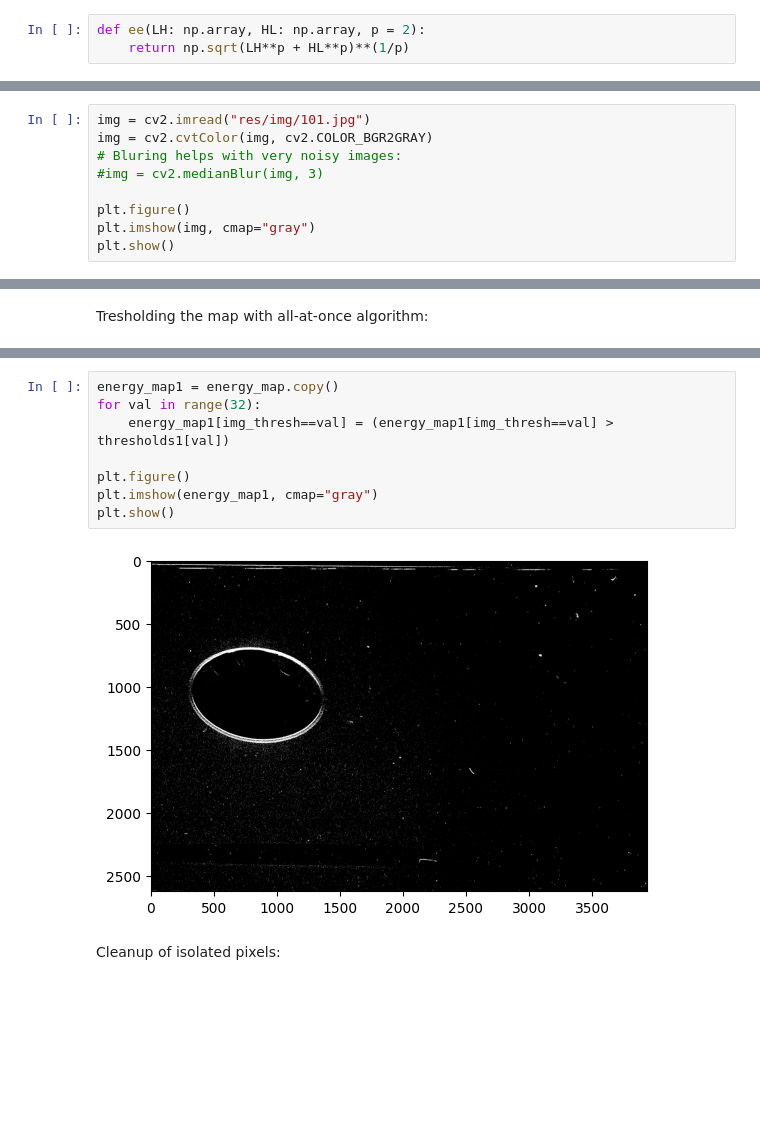
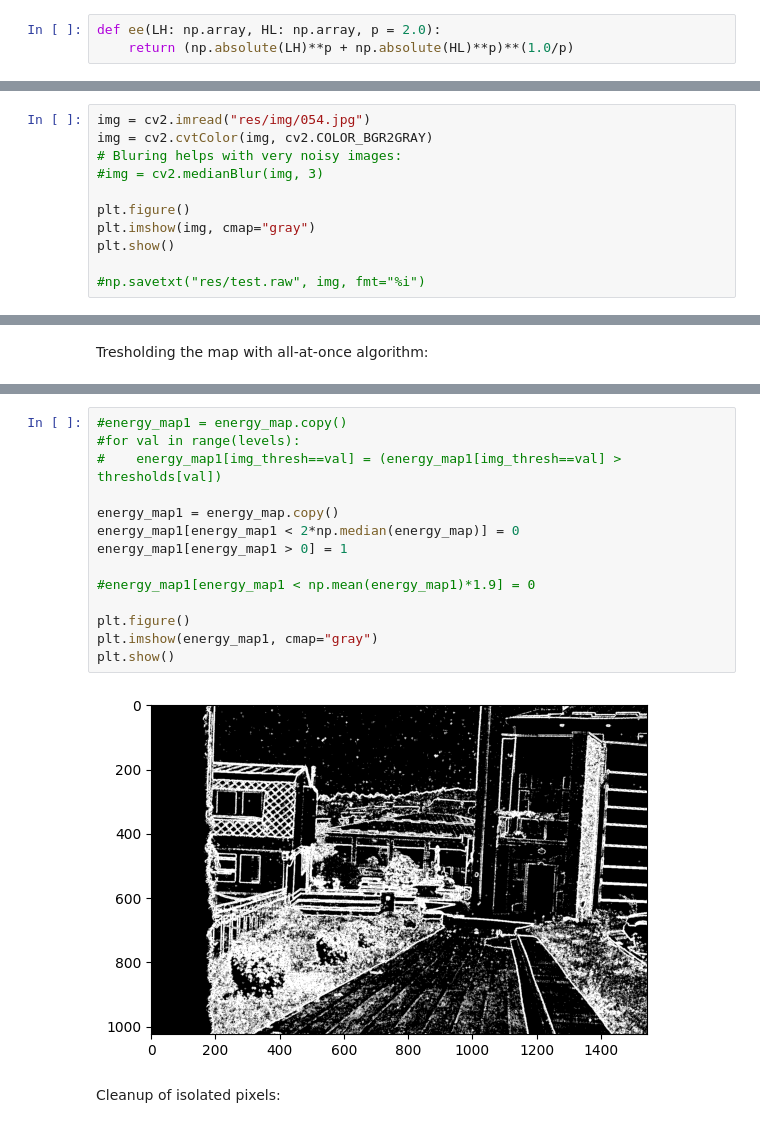
Before and after one commit to dyc0/film_grain, a Jupyter notebook: image_analysis.ipynb, the cells around one changed output, grey strips where cells are left out. Cells and saved outputs as stored; diff of their text form; blank space fills up the shorter version.

```diff
--- a/image_analysis.ipynb
+++ b/image_analysis.ipynb
@@ -11,5 +20,5 @@ np.set_printoptions(threshold=sys.maxsize)
 # %% [markdown]
 # FUNCTION DEFINITIONS
 # %%
-def ee(LH: np.array, HL: np.array, p = 2):
-    return np.sqrt(LH**p + HL**p)**(1/p)
+def ee(LH: np.array, HL: np.array, p = 2.0):
+    return (np.absolute(LH)**p + np.absolute(HL)**p)**(1.0/p)
@@ -42,7 +25,7 @@ def ac_img_along_vec(img, vector: tuple, mean = None):
 # %% [markdown]
 # IMPORTING IMAGE
 # %%
-img = cv2.imread("res/img/101.jpg")
+img = cv2.imread("res/img/054.jpg")
 img = cv2.cvtColor(img, cv2.COLOR_BGR2GRAY)
 # Bluring helps with very noisy images:
 #img = cv2.medianBlur(img, 3)
@@ -50,4 +33,6 @@ img = cv2.cvtColor(img, cv2.COLOR_BGR2GRAY)
 plt.figure()
 plt.imshow(img, cmap="gray")
 plt.show()
+
+#np.savetxt("res/test.raw", img, fmt="%i")
 # %% [output]
@@ -135,13 +84,19 @@ array([2.6919246, 2.7029529, 2.7113698, 2.7150066, 2.7155836, 2.7161913,
 # %%
+#energy_map1 = energy_map.copy()
+#for val in range(levels):
+#    energy_map1[img_thresh==val] = (energy_map1[img_thresh==val] > thresholds[val])
+
 energy_map1 = energy_map.copy()
-for val in range(32):
-    energy_map1[img_thresh==val] = (energy_map1[img_thresh==val] > thresholds1[val])
+energy_map1[energy_map1 < 2*np.median(energy_map)] = 0
+energy_map1[energy_map1 > 0] = 1
+
+#energy_map1[energy_map1 < np.mean(energy_map1)*1.9] = 0
 
 plt.figure()
 plt.imshow(energy_map1, cmap="gray")
 plt.show()
 # %% [output]
-[figure, old version]
+[figure, new version]
 # %% [markdown]
 Cleanup of isolated pixels:
 # %%
```
Also changed, not shown: parts of 18 cells of this notebook, 2 other files.
